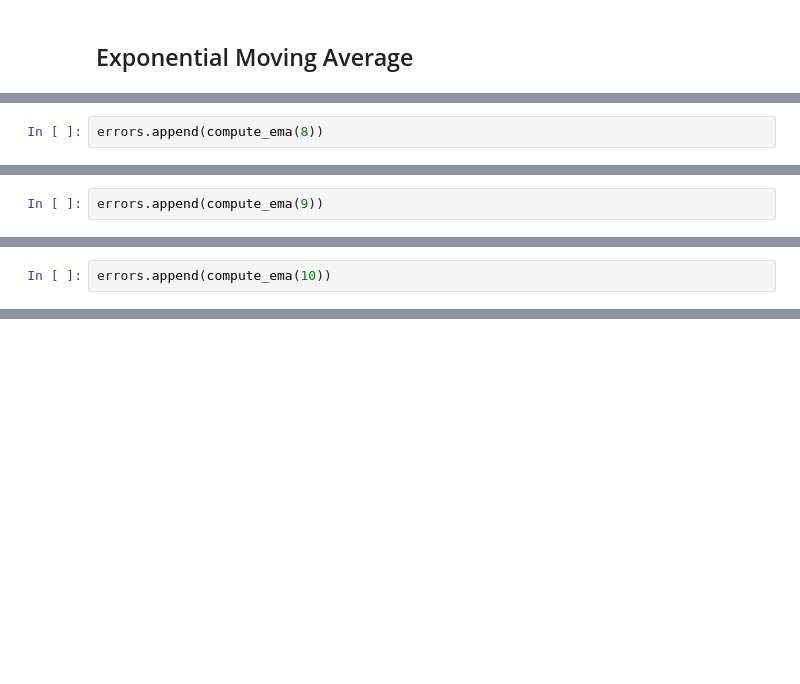
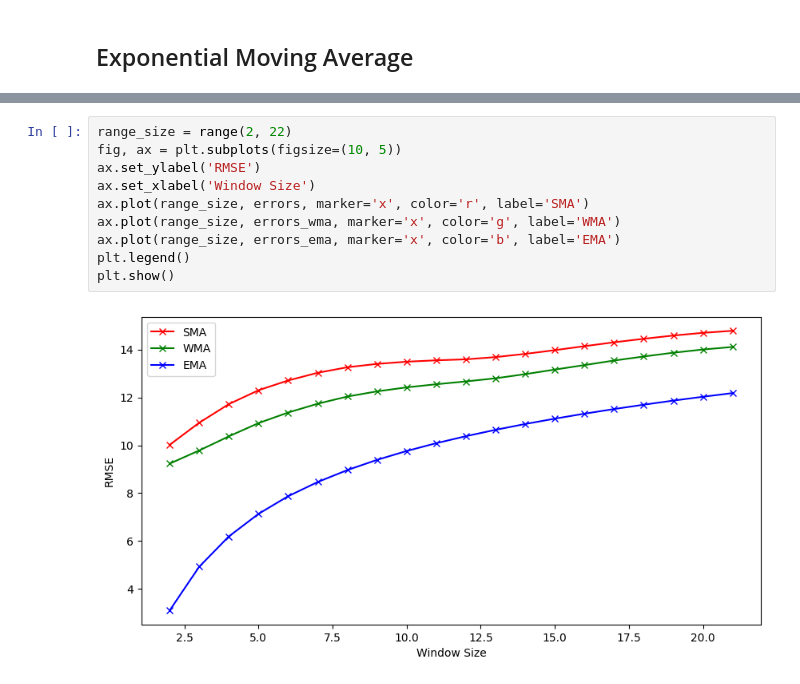
Before and after one commit to AlesKas/DIP, a Jupyter notebook: network_analytics_ma.ipynb, the cells around one changed output, grey strips where cells are left out. Cells and saved outputs as stored; diff of their text form; blank space fills up the shorter version.

```diff
--- a/network_analytics_ma.ipynb
+++ b/network_analytics_ma.ipynb
@@ -317,2 +237,0 @@ Test RMSE: 8.470
-# %%
-errors.append(compute_ema(8))
@@ -322,2 +237,0 @@ Test RMSE: 8.967
-# %%
-errors.append(compute_ema(9))
@@ -327,2 +237,0 @@ Test RMSE: 9.392
-# %%
-errors.append(compute_ema(10))
@@ -340,0 +275,12 @@ ax.plot(range_size, errors, marker='x')
+# %%
+range_size = range(2, 22)
+fig, ax = plt.subplots(figsize=(10, 5))
+ax.set_ylabel('RMSE')
+ax.set_xlabel('Window Size')
+ax.plot(range_size, errors, marker='x', color='r', label='SMA')
+ax.plot(range_size, errors_wma, marker='x', color='g', label='WMA')
+ax.plot(range_size, errors_ema, marker='x', color='b', label='EMA')
+plt.legend()
+plt.show()
+# %% [output]
+[figure, added]
```
Also changed, not shown: parts of 36 cells of this notebook.
